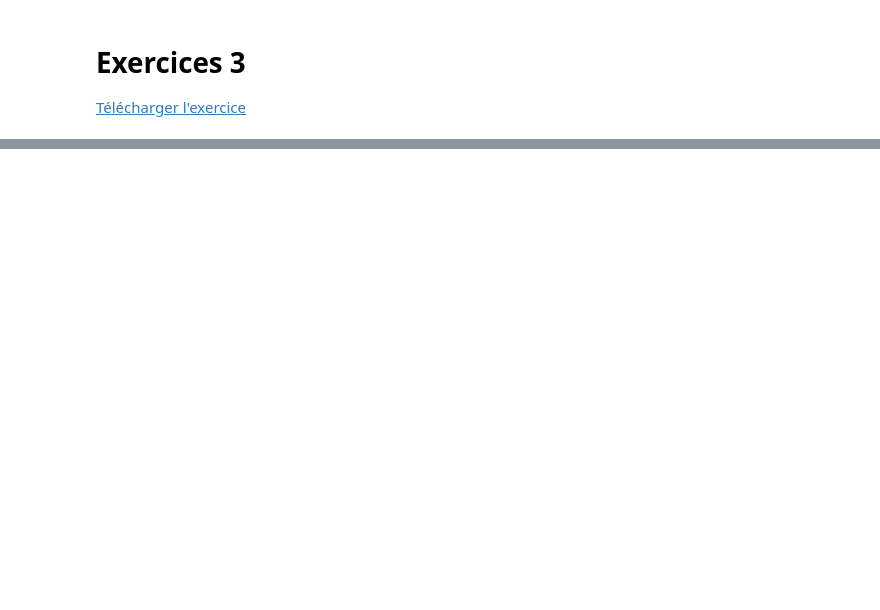
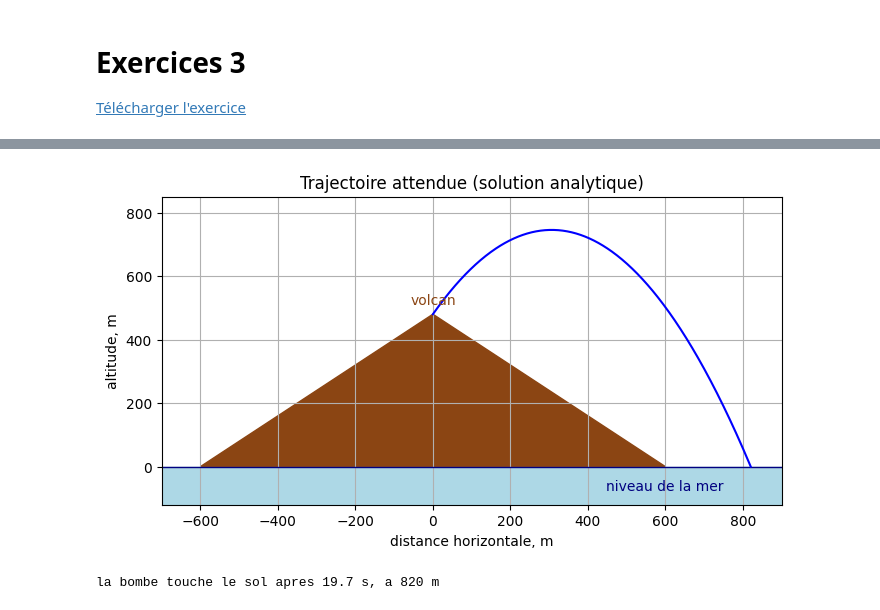
Before and after one commit to jouvetg/modnum, a Jupyter notebook: 03_exercice/03_exercice.ipynb, the cells around one changed output, grey strips where cells are left out. Drawn from its saved outputs; the diff is of its cells as text; code cells hidden in the pictures; blank space fills up the shorter version.

```diff
--- a/03_exercice/03_exercice.ipynb
+++ b/03_exercice/03_exercice.ipynb
@@ -153,0 +27,44 @@ Puisque les matrices `Xbomb` et `Ybomb` se terminent avec des 0 (à cause de l'i
+# %%
+import numpy as np
+import matplotlib.pyplot as plt
+
+# parametres physiques
+Xb_ini = 0            # position initiale en x, m
+Yb_ini = 480          # position initiale en y, m
+V_kmh  = 300          # vitesse d'ejection, km/h
+V      = V_kmh / 3.6  # CONVERSION en m/s, pour etre coherent avec g et les positions
+alpha  = 60           # angle d'ejection, degres
+g      = 9.81         # pesanteur, m/s2
+duree  = 30           # duree totale, s
+
+Vx     = np.cos(np.radians(alpha)) * V   # composante horizontale de la vitesse, m/s
+Vy_ini = np.sin(np.radians(alpha)) * V   # composante verticale initiale, m/s
+
+t_sol = ( Vy_ini + np.sqrt(Vy_ini**2 + 2*g*Yb_ini) ) / g   # instant ou la bombe touche le sol
+
+t       = np.linspace(0, t_sol, 500)
+x_exact = Xb_ini + Vx * t
+y_exact = Yb_ini + Vy_ini * t - 0.5 * g * t**2
+
+plt.figure(figsize=(8,4))
+
+# le decor : l'ile volcanique et la mer
+plt.fill_between([-700, 900], -120, 0, color='lightblue')          # la mer
+plt.fill([-600, 0, 600], [0, Yb_ini, 0], color='saddlebrown')      # le volcan
+plt.axhline(0, color='navy', linewidth=1)
+plt.text(0, Yb_ini+30, 'volcan', ha='center', color='saddlebrown')
+plt.text(750, -75, 'niveau de la mer', ha='right', color='navy')
+
+plt.plot(x_exact, y_exact, 'b')
+plt.xlabel('distance horizontale, m')
+plt.ylabel('altitude, m')
+plt.title('Trajectoire attendue (solution analytique)')
+plt.xlim([-700, 900])
+plt.ylim([-120, 850])
+plt.grid(True)
+plt.show()
+
+print("la bombe touche le sol apres", round(t_sol, 1), "s, a", round(x_exact[-1]), "m")
+# %% [output]
+[figure, added]
+la bombe touche le sol apres 19.7 s, a 820 m
```
Also changed, not shown: parts of 13 cells of this notebook, 44 other files.
